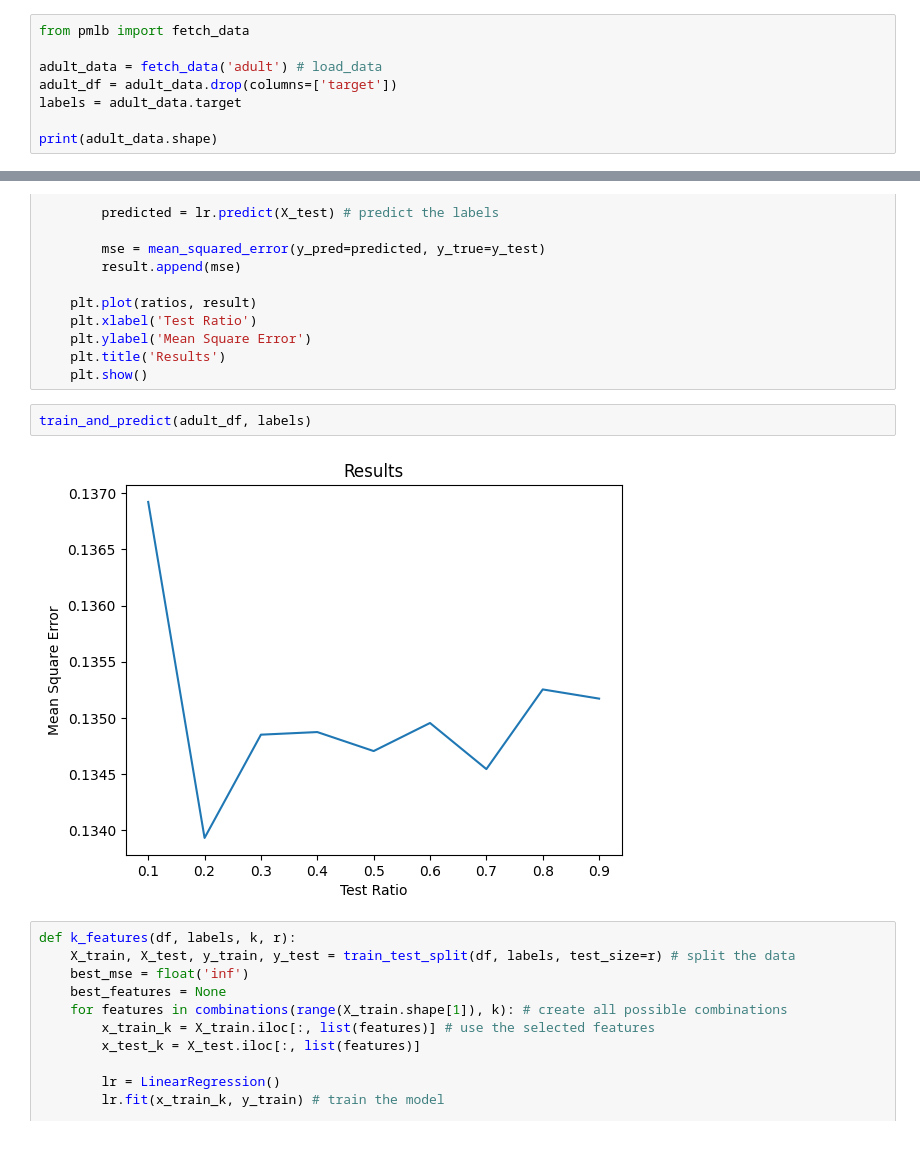
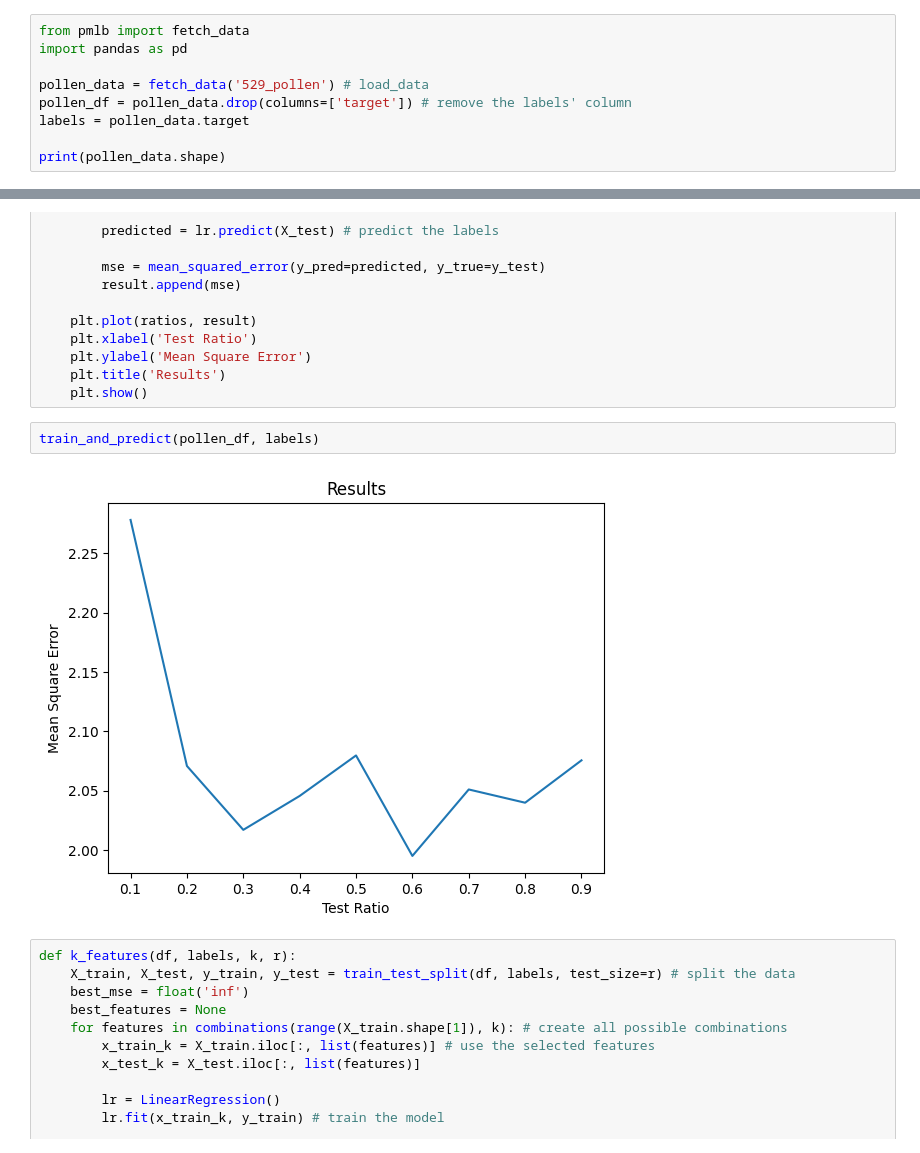
Before and after one commit to rotemchn/Applied-Machine-Learning, a Jupyter notebook: Assignment1/part2.ipynb, the cells around one changed output, grey strips where cells are left out. Saved outputs shown, nothing was run; the diff lists cells and outputs as text.

```diff
--- a/Assignment1/part2.ipynb
+++ b/Assignment1/part2.ipynb
@@ -22,9 +24,10 @@ Successfully installed pmlb-1.0.1.post3
 # %%
 from pmlb import fetch_data
+import pandas as pd
 
-adult_data = fetch_data('adult') # load_data
-adult_df = adult_data.drop(columns=['target'])
-labels = adult_data.target
+pollen_data = fetch_data('529_pollen') # load_data
+pollen_df = pollen_data.drop(columns=['target']) # remove the labels' column
+labels = pollen_data.target
 
-print(adult_data.shape)
+print(pollen_data.shape)
 # %% [output]
@@ -95,9 +96,9 @@ def train_and_predict(df, labels):
     plt.title('Results')
     plt.show()
 # %%
-train_and_predict(adult_df, labels)
+train_and_predict(pollen_df, labels)
 # %% [output]
-[figure, old version]
+[figure, new version]
 # %%
 def k_features(df, labels, k, r):
     X_train, X_test, y_train, y_test = train_test_split(df, labels, test_size=r) # split the data
```
Also changed, not shown: parts of 5 cells of this notebook.
